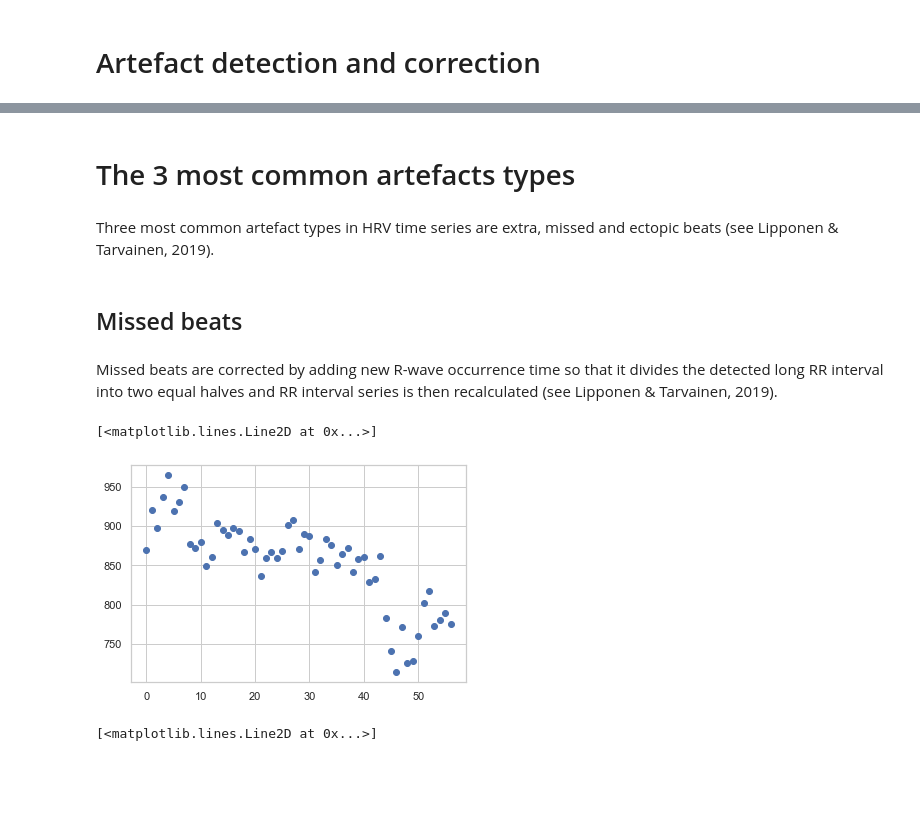
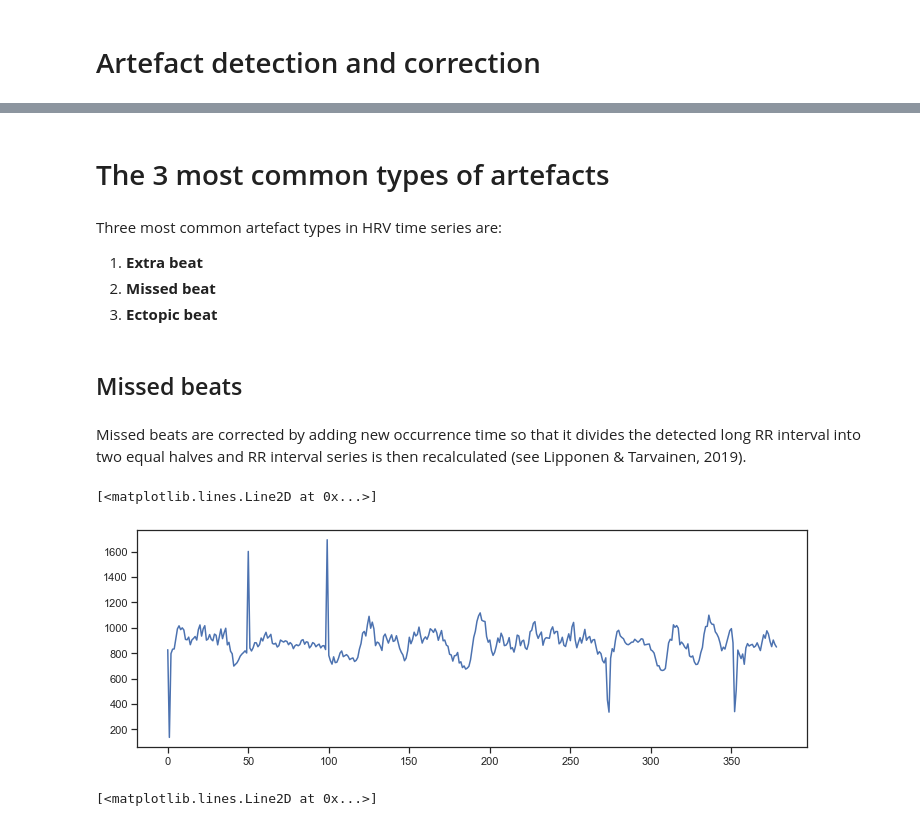
Before and after one commit to embodied-computation-group/systole, a Jupyter notebook: notebooks/ArtifactCorrection.ipynb, the cells around one changed output, grey strips where cells are left out. Drawn from its saved outputs; the diff is of its cells as text; code cells hidden in the pictures; blank space fills up the shorter version.

```diff
--- a/notebooks/ArtifactCorrection.ipynb
+++ b/notebooks/ArtifactCorrection.ipynb
@@ -16,20 +18,5 @@ oxi = import_ppg('1')[0, :]
 # %% [markdown]
 # Artefact detection and correction
-# %%
-# Extract peak vectors
-signal, peaks = oxi_peaks(oxi)
-
-# Remove 3 consecutive beats
-peaks[np.where(peaks)[0][50:53]] = 0
-
-# Remove 2 consecutive beats
-peaks[np.where(peaks)[0][100:101]] = 0
-
-# Store into a Panda DataFrame
-rr = np.diff(np.where(peaks))[0]
-time = pd.to_datetime(np.cumsum(rr), unit='ms')
-df = pd.DataFrame({'rr': rr}, index=time)
-df = validate_series(df.rr)
 # %%
 # Artefact correction
 clean_peaks, per = artifact_removal(peaks)
@@ -141,18 +23,25 @@ plt.xlim(50, 100)
 # %% [markdown]
-# The 3 most common artefacts types
+# The 3 most common types of artefacts
 # %% [markdown]
-Three most common artefact types in HRV time series are extra, missed and ectopic beats (see Lipponen & Tarvainen, 2019).
+Three most common artefact types in HRV time series are:
+1. **Extra beat**
+2. **Missed beat**
+3. **Ectopic beat**
 # %% [markdown]
 ## Missed beats
 # %% [markdown]
-Missed beats are corrected by adding new R-wave occurrence time so that it divides the detected long RR interval into two equal halves and RR interval series is then recalculated (see Lipponen & Tarvainen, 2019).
+Missed beats are corrected by adding new  occurrence time so that it divides the detected long RR interval into two equal halves and RR interval series is then recalculated (see Lipponen & Tarvainen, 2019).
+# %%
+missed_peaks = peaks.copy()
+
+# Remove 1 peak
+missed_peaks[np.where(missed_peaks)[0][100]] = 0
 # %%
-signal, peaks = oxi_peaks(oxi)
-peaks = peaks[50000:100000]
-plt.plot(np.diff(np.where(peaks)[0]), 'bo')
+plt.figure(figsize=(12, 4))
+plt.plot(np.diff(np.where(missed_peaks)[0]), 'b-')
 # %% [output]
 [<matplotlib.lines.Line2D at 0x...>]
-[figure, old version]
+[figure, new version]
 # %%
 # Add peak
 idx = np.where(peaks)[0][10]
```
Also changed, not shown: parts of 43 cells of this notebook, 3 other files.
